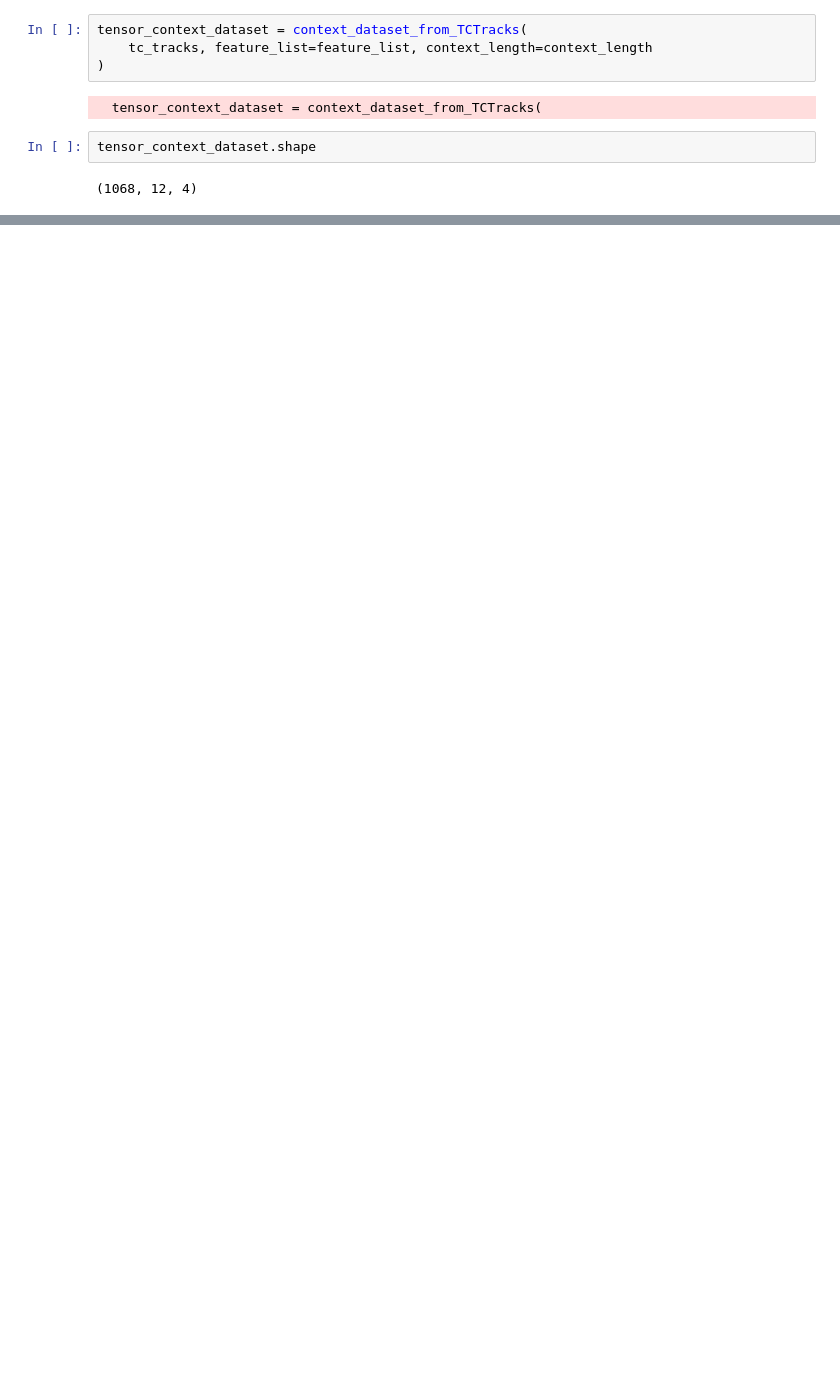
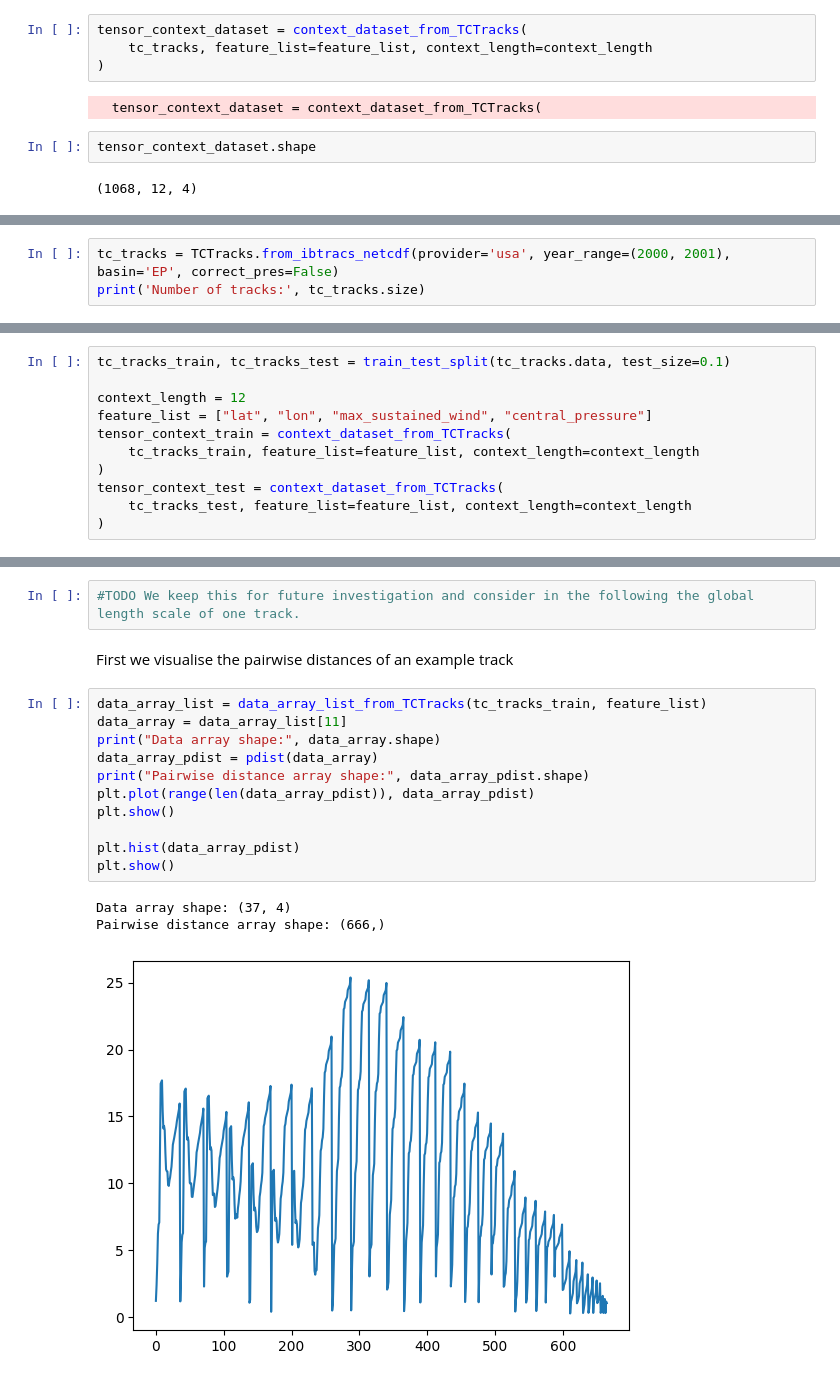
Before and after one commit to ejbrun/koopman_learning_tropical_cyclone, a Jupyter notebook: examples/koopman_for_TC_first_example.ipynb, the cells around one changed output, grey strips where cells are left out. Cells and saved outputs as stored; diff of their text form; blank space fills up the shorter version.

```diff
--- a/examples/koopman_for_TC.ipynb
+++ b/examples/koopman_for_TC_first_example.ipynb
@@ -242,0 +190,3 @@ TrajectoryContextDataset <item_count=36, context_length=10, data=[[[  13.3
+# %%
+tc_tracks = TCTracks.from_ibtracs_netcdf(provider='usa', year_range=(2000, 2001), basin='EP', correct_pres=False)
+print('Number of tracks:', tc_tracks.size)
@@ -242,0 +205,11 @@ TrajectoryContextDataset <item_count=36, context_length=10, data=[[[  13.3
+# %%
+tc_tracks_train, tc_tracks_test = train_test_split(tc_tracks.data, test_size=0.1)
+
+context_length = 12
+feature_list = ["lat", "lon", "max_sustained_wind", "central_pressure"]
+tensor_context_train = context_dataset_from_TCTracks(
+    tc_tracks_train, feature_list=feature_list, context_length=context_length
+)
+tensor_context_test = context_dataset_from_TCTracks(
+    tc_tracks_test, feature_list=feature_list, context_length=context_length
+)
@@ -242,0 +245,19 @@ TrajectoryContextDataset <item_count=36, context_length=10, data=[[[  13.3
+# %%
+#TODO We keep this for future investigation and consider in the following the global length scale of one track.
+# %% [markdown]
+First we visualise the pairwise distances of an example track
+# %%
+data_array_list = data_array_list_from_TCTracks(tc_tracks_train, feature_list)
+data_array = data_array_list[11]
+print("Data array shape:", data_array.shape)
+data_array_pdist = pdist(data_array)
+print("Pairwise distance array shape:", data_array_pdist.shape)
+plt.plot(range(len(data_array_pdist)), data_array_pdist)
+plt.show()
+
+plt.hist(data_array_pdist)
+plt.show()
+# %% [output]
+Data array shape: (37, 4)
+Pairwise distance array shape: (666,)
+[figure, added]
```
Also changed, not shown: parts of 52 cells of this notebook, 1 other file.
